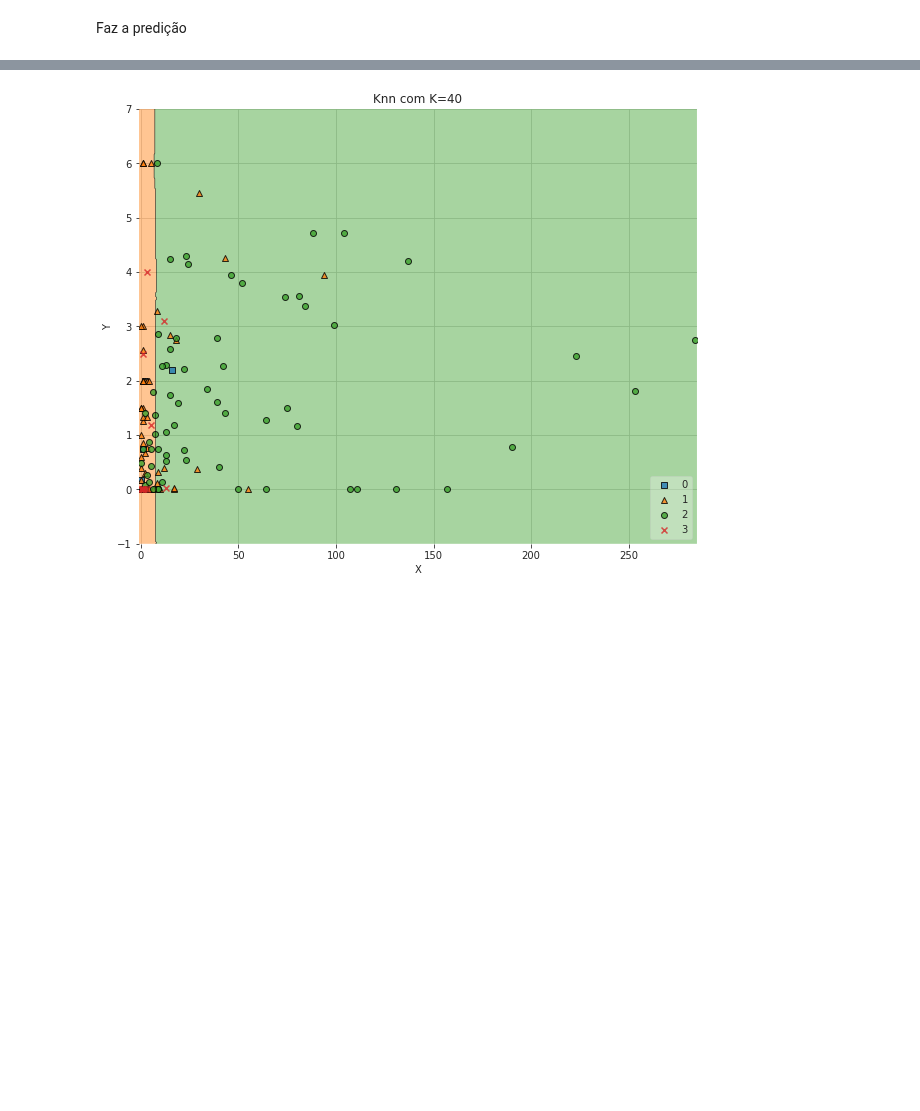
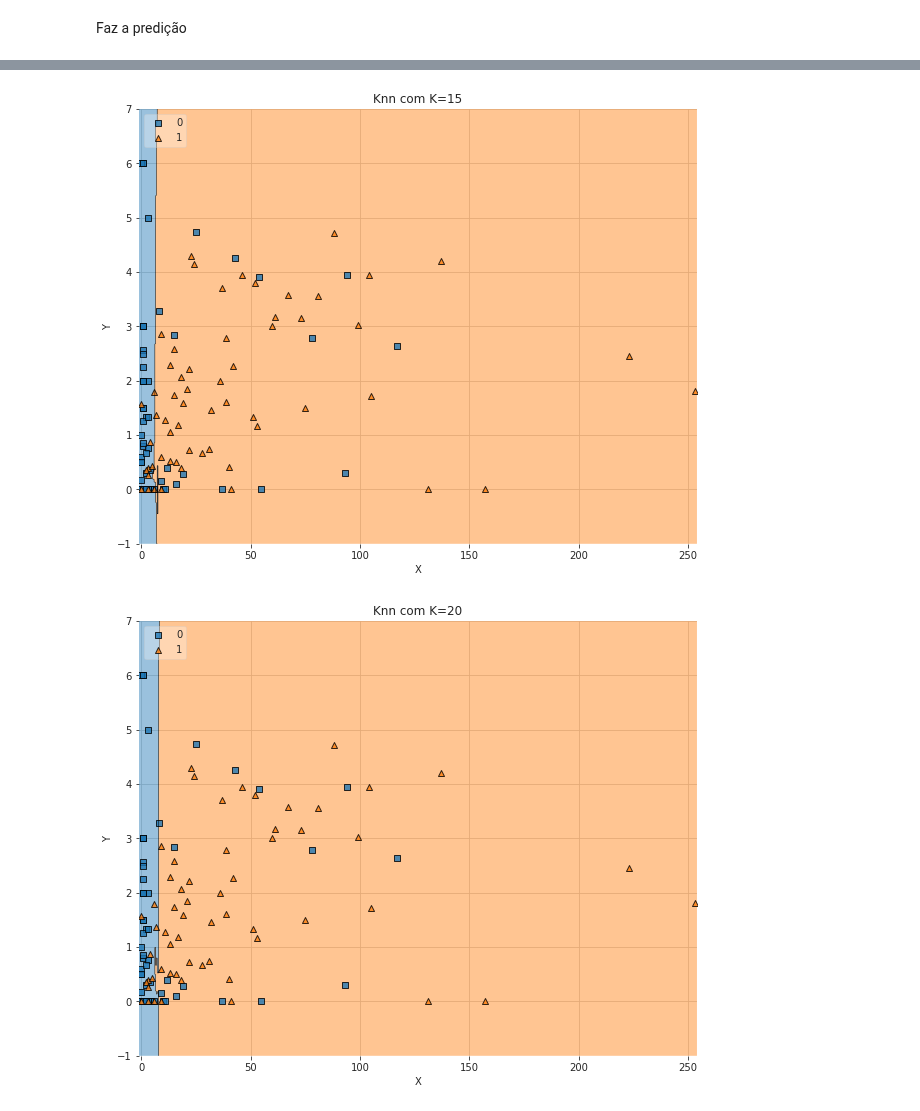
Before and after one commit to roxacarv/edulearn, a Jupyter notebook: classificação/classification.ipynb, the cells around one changed output, grey strips where cells are left out. Drawn from its saved outputs; the diff is of its cells as text; code cells hidden in the pictures; blank space fills up the shorter version.

```diff
--- a/classificação/classification.ipynb
+++ b/classificação/classification.ipynb
@@ -16,10 +16,11 @@ import matplotlib.pyplot as plt
 from sklearn import datasets
 from mlxtend.plotting import plot_decision_regions
 
-dataset = pd.read_csv("dados_ies_sem_nan_utf8.csv", index_col=0, encoding="utf8")
-dataset.drop(dataset[dataset.TIPO_CATEGORIA_ADM == "Privada sem fins lucrativos"].index, inplace=True)
-dataset.drop(dataset[dataset.TIPO_CATEGORIA_ADM == "Privada com fins lucrativos"].index, inplace=True)
+dataset = pd.read_csv("dados_ies_sem_nan_sem_privadas_utf8.csv", index_col=0, encoding="utf8")
 
+dataset.drop(dataset[dataset.TIPO_CATEGORIA_ADM == "Especial"].index, inplace=True)
+dataset.drop(dataset[dataset.TIPO_CATEGORIA_ADM == "Pública Municipal"].index, inplace=True)
+set(dataset["TIPO_CATEGORIA_ADM"])
 #dataset.dropna(subset=["TIPO_CATEGORIA_ADM"], inplace=True)
 #print(set(dataset["TIPO_CATEGORIA_ADM"]))
 #dataset.to_csv("dados_ies_sem_nan_sem_privadas_utf8.csv")
@@ -153,14 +157,14 @@ Accuracy:
 error = []
 
 # Calculating error for K values between 1 and 40
-for i in range(1, 40):
+for i in range(1, 100):
     knn = KNeighborsClassifier(n_neighbors=i, metric="euclidean")
     knn.fit(X_train, y_train)
     pred_i = knn.predict(X_test)
     error.append(np.mean(pred_i != y_test))
 
 plt.figure(figsize=(12, 6))
-plt.plot(range(1, 40), error, color='red', linestyle='dashed', marker='o',
+plt.plot(range(1, 100), error, color='red', linestyle='dashed', marker='o',
          markerfacecolor='blue', markersize=5)
 plt.title('Error Rate K Value')
 plt.xlabel('K Value')
@@ -193,25 +197,26 @@ plt.show()
 # %%
 
 def knn_comparison(X, y, k):
   clf = KNeighborsClassifier(n_neighbors=k)
   clf.fit(X, y)
   value=1.5
   width=0.75
 # Plotting decision region
   plt.figure(figsize=(10, 8))
   plot_decision_regions(
      X.to_numpy(),
      y,
      clf=clf,
-     legend=4
+     legend=2
      )
 # Adding axes annotations
   plt.xlabel("X")
   plt.ylabel("Y")
   plt.title("Knn com K=" + str(k))
   plt.show()
 
-for i in [40]:
+for i in [15, 20, 25, 30, 50]:
   knn_comparison(X_train, y_train, i)
 # %% [output]
-[figure, old version]
+[figure, new version]
+[figure, added]
```
Also changed, not shown: parts of 8 cells of this notebook.
